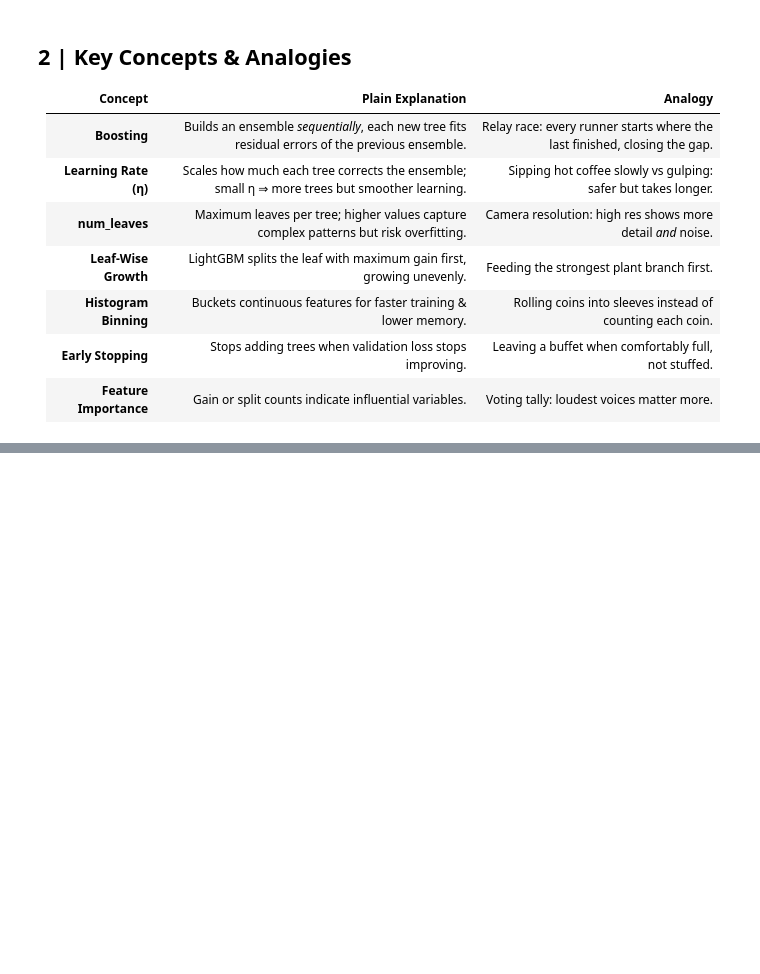
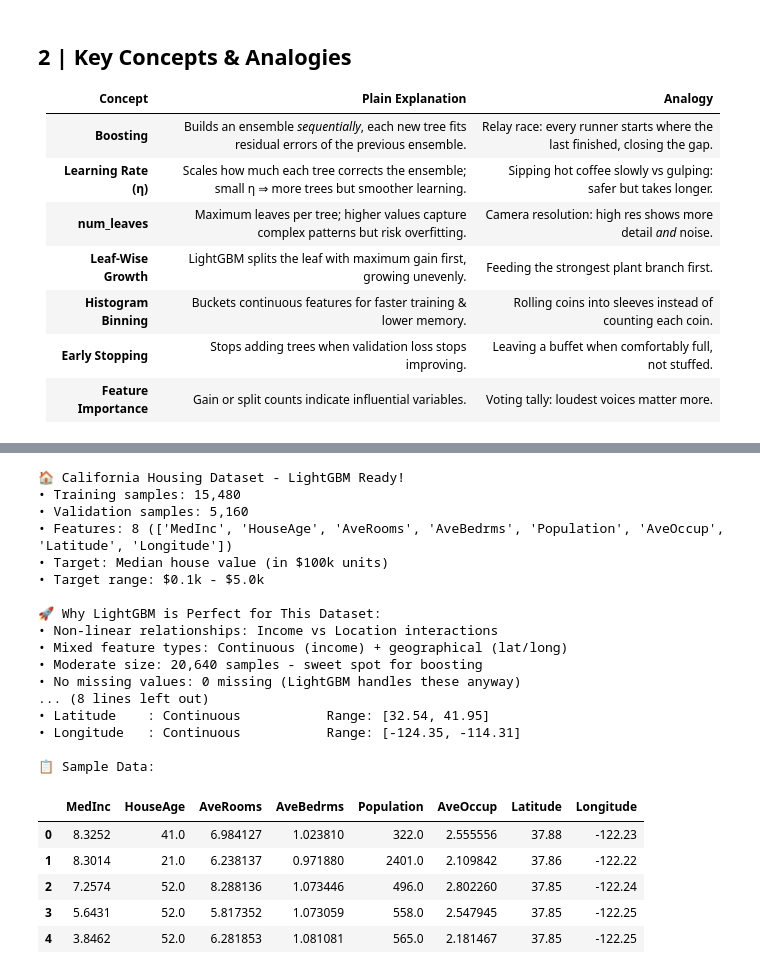
Before and after one commit to MarRoth93/Study_ML, a Jupyter notebook: supervised_learning/04_lightgbm_regression.ipynb, the cells around one changed output, grey strips where cells are left out. Saved outputs shown, nothing was run; the diff lists cells and outputs as text; code cells hidden in the pictures; blank space fills up the shorter version.

```diff
--- a/supervised_learning/04_lightgbm_regression.ipynb
+++ b/supervised_learning/04_lightgbm_regression.ipynb
@@ -30,10 +167,59 @@ from lightgbm import LGBMRegressor, plot_importance
 
 plt.rcParams['figure.dpi'] = 110
 # %%
-# Cell 2 – Load Data & Split
+# Cell 2 – Load & Explore California Housing Data
 X, y = fetch_california_housing(return_X_y=True, as_frame=True)
 X_train, X_val, y_train, y_val = train_test_split(
     X, y, test_size=0.25, random_state=42
 )
-X.head()
+
+print("🏠 California Housing Dataset - LightGBM Ready!")
+print(f"• Training samples: {len(X_train):,}")
+print(f"• Validation samples: {len(X_val):,}")
+print(f"• Features: {X.shape[1]} ({list(X.columns)})")
+print(f"• Target: Median house value (in $100k units)")
+print(f"• Target range: ${y.min():.1f}k - ${y.max():.1f}k")
+
+# LightGBM advantages for this data
+print(f"\n🚀 Why LightGBM is Perfect for This Dataset:")
+print(f"• Non-linear relationships: Income vs Location interactions")
+print(f"• Mixed feature types: Continuous (income) + geographical (lat/long)")
+print(f"• Moderate size: {len(X):,} samples - sweet spot for boosting")
+print(f"• No missing values: {X.isnull().sum().sum()} missing (LightGBM handles these anyway)")
+
+# Feature analysis for tree models
+print(f"\n📊 Feature Characteristics for Tree Models:")
+for col in X.columns:
+    unique_vals = X[col].nunique()
+    is_continuous = unique_vals > 20
+    feature_type = "Continuous" if is_continuous else f"Categorical ({unique_vals} levels)"
+    print(f"• {col:12s}: {feature_type:20s} Range: [{X[col].min():.2f}, {X[col].max():.2f}]")
+
+# Show a few samples
+print(f"\n📋 Sample Data:")
+display(X.head())
+# %% [output]
+🏠 California Housing Dataset - LightGBM Ready!
+• Training samples: 15,480
+• Validation samples: 5,160
+• Features: 8 (['MedInc', 'HouseAge', 'AveRooms', 'AveBedrms', 'Population', 'AveOccup', 'Latitude', 'Longitude'])
+• Target: Median house value (in $100k units)
+• Target range: $0.1k - $5.0k
+
+🚀 Why LightGBM is Perfect for This Dataset:
+• Non-linear relationships: Income vs Location interactions
+• Mixed feature types: Continuous (income) + geographical (lat/long)
+• Moderate size: 20,640 samples - sweet spot for boosting
+• No missing values: 0 missing (LightGBM handles these anyway)
+... (8 lines left out)
+• Latitude    : Continuous           Range: [32.54, 41.95]
+• Longitude   : Continuous           Range: [-124.35, -114.31]
+
+📋 Sample Data:
+|  | MedInc | HouseAge | AveRooms | AveBedrms | Population | AveOccup | Latitude | Longitude |
+| 0 | 8.3252 | 41.0 | 6.984127 | 1.023810 | 322.0 | 2.555556 | 37.88 | -122.23 |
+| 1 | 8.3014 | 21.0 | 6.238137 | 0.971880 | 2401.0 | 2.109842 | 37.86 | -122.22 |
+| 2 | 7.2574 | 52.0 | 8.288136 | 1.073446 | 496.0 | 2.802260 | 37.85 | -122.24 |
+| 3 | 5.6431 | 52.0 | 5.817352 | 1.073059 | 558.0 | 2.547945 | 37.85 | -122.25 |
+| 4 | 3.8462 | 52.0 | 6.281853 | 1.081081 | 565.0 | 2.181467 | 37.85 | -122.25 |
 # %% [markdown]
```
Also changed, not shown: parts of 16 cells of this notebook.
